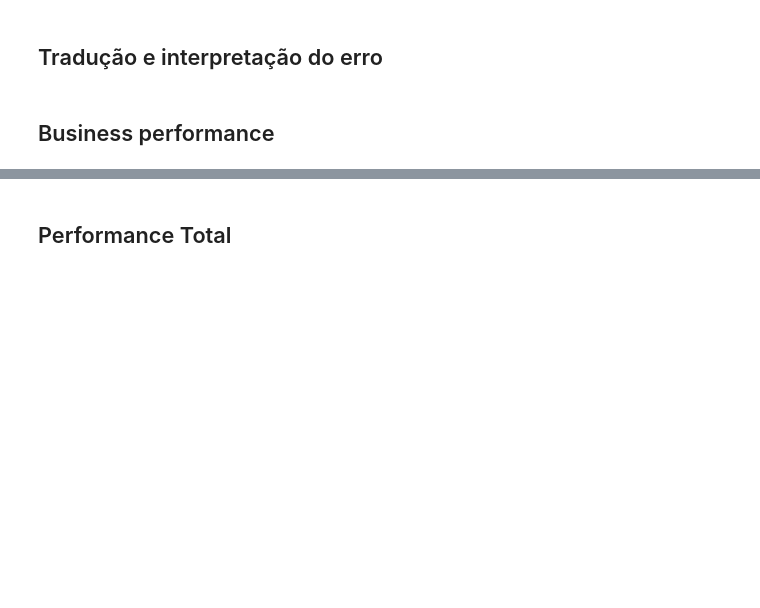
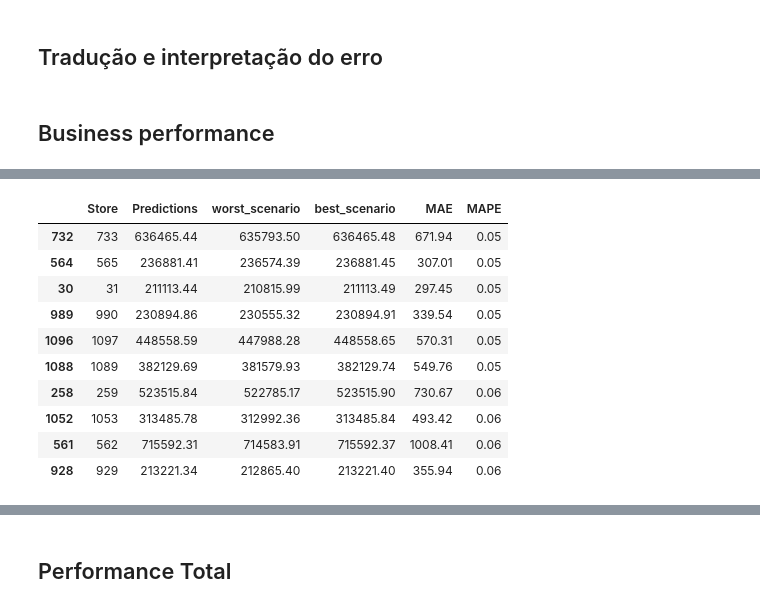
Before and after one commit to LidAlmeida/rossmann_prediction, a Jupyter notebook: notebooks/2.0-sales-prediction-rossmann_LA.ipynb, the cells around one changed output, grey strips where cells are left out. Saved outputs shown, nothing was run; the diff lists cells and outputs as text; code cells hidden in the pictures; blank space fills up the shorter version.

```diff
--- a/notebooks/2.0-sales-prediction-rossmann_LA.ipynb
+++ b/notebooks/2.0-sales-prediction-rossmann_LA.ipynb
@@ -829,0 +878,14 @@ df3.sort_values('MAPE', ascending=False).head()
+# %%
+df3.sort_values('MAPE', ascending=True).head(10)
+# %% [output]
+|  | Store | Predictions | worst_scenario | best_scenario | MAE | MAPE |
+| 732 | 733 | 636465.44 | 635793.50 | 636465.48 | 671.94 | 0.05 |
+| 564 | 565 | 236881.41 | 236574.39 | 236881.45 | 307.01 | 0.05 |
+| 30 | 31 | 211113.44 | 210815.99 | 211113.49 | 297.45 | 0.05 |
+| 989 | 990 | 230894.86 | 230555.32 | 230894.91 | 339.54 | 0.05 |
+| 1096 | 1097 | 448558.59 | 447988.28 | 448558.65 | 570.31 | 0.05 |
+| 1088 | 1089 | 382129.69 | 381579.93 | 382129.74 | 549.76 | 0.05 |
+| 258 | 259 | 523515.84 | 522785.17 | 523515.90 | 730.67 | 0.06 |
+| 1052 | 1053 | 313485.78 | 312992.36 | 313485.84 | 493.42 | 0.06 |
+| 561 | 562 | 715592.31 | 714583.91 | 715592.37 | 1008.41 | 0.06 |
+| 928 | 929 | 213221.34 | 212865.40 | 213221.40 | 355.94 | 0.06 |
```
Also changed, not shown: parts of 26 cells of this notebook, 5 other files.
